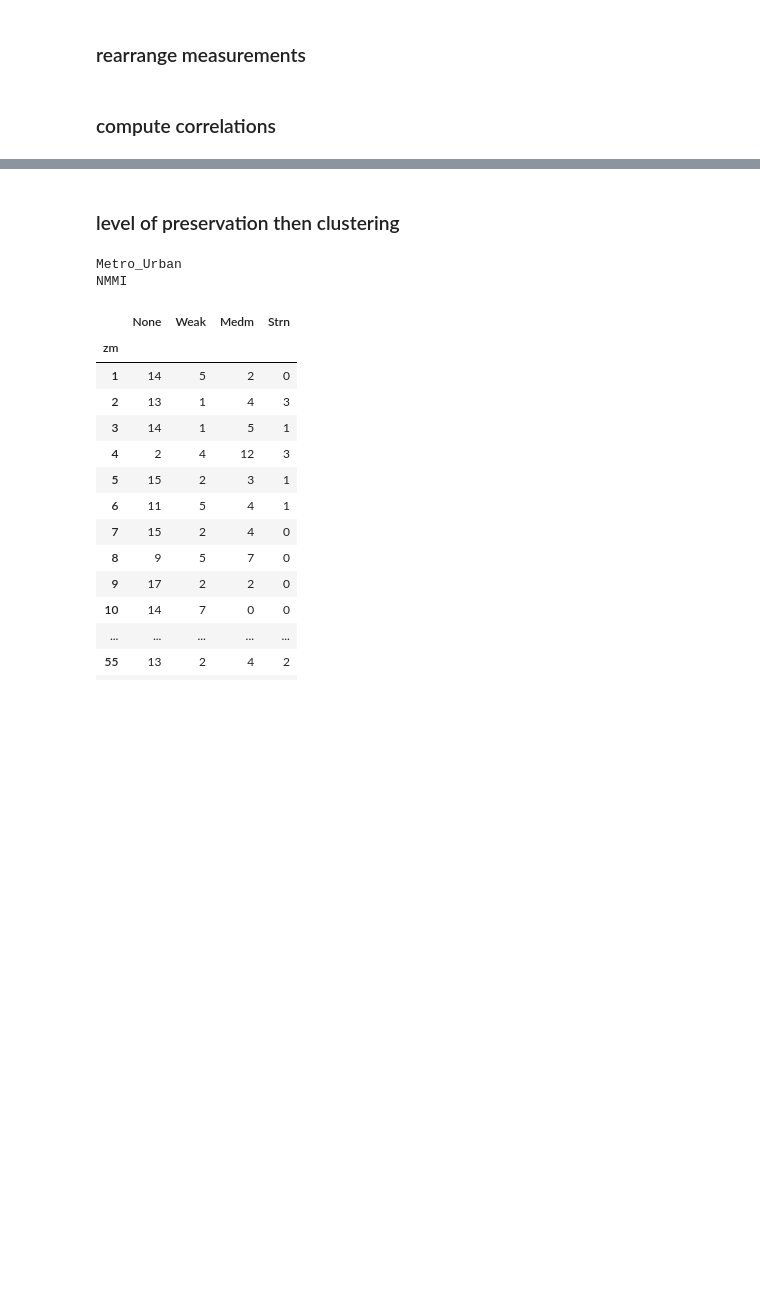
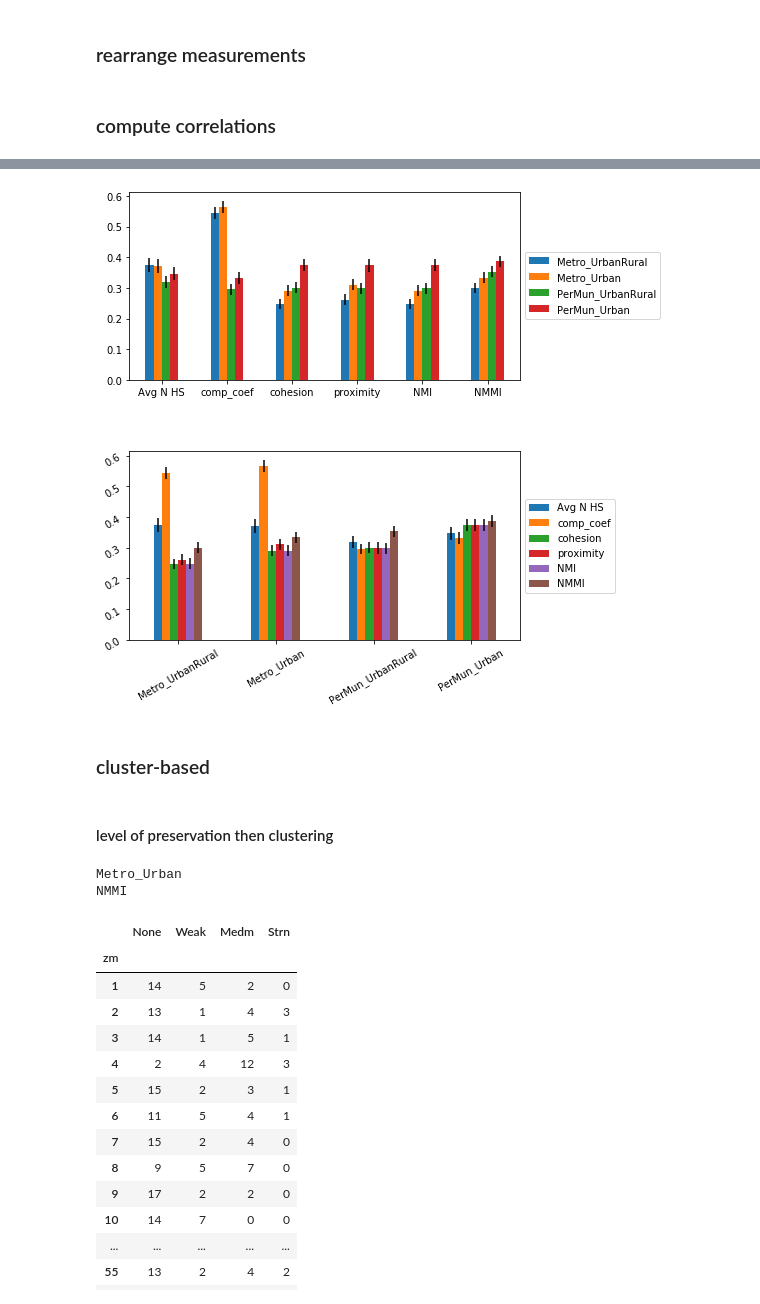
Before and after one commit to JHWu92/mob2crime, a Jupyter notebook: Urban Structure Difference-2.ipynb, the cells around one changed output, grey strips where cells are left out. Drawn from its saved outputs; the diff is of its cells as text; code cells hidden in the pictures; blank space fills up the shorter version.

```diff
--- a/Urban Structure Difference-2.ipynb
+++ b/Urban Structure Difference-2.ipynb
@@ -898,0 +1029,2 @@ NMMI
+# %%
+srhos_4_astr = [get_srhos_per_astr(astr, intra_metro_measures) for astr in admin_strs]
@@ -898,0 +1067,11 @@ NMMI
+# %%
+i = 3
+astr = admin_strs[i]
+srhos_per_astr = srhos_4_astr[i]
+aver_first = True
+print(astr.replace('_','\n'))
+print('color by average' if aver_first else 'color by median')
+
+for mname, srhos in srhos_per_astr.items():
+    mean_res = stats_of_srhos_for_one_measure(srhos_per_astr[mname], mname, add_mean=True, aver_first=aver_first)
+    display(grad_bg_with_str(mean_res, 0, 1, mask_tril=True))
@@ -898,0 +1169,15 @@ NMMI
+# %%
+intra_index_lvl_results = defaultdict(dict)
+intra_index_lvl_aver = defaultdict(dict)
+intra_index_lvl_error_bar = defaultdict(dict)
+
+for aver_first in [True, False]:
+    for i in range(4):
+        astr = admin_strs[i]
+        srhos_per_astr = srhos_4_astr[i]
+        tmp_tbl, tbl_aver, tbl_error_bar = stats_of_srho_index_lvl(srhos_per_astr, aver_first=aver_first)
+        intra_index_lvl_results[aver_first][astr]=tmp_tbl
+        intra_index_lvl_aver[aver_first][astr]=tbl_aver
+        intra_index_lvl_error_bar[aver_first][astr]=tbl_error_bar
+#         break
+#     break
@@ -899,5 +1206,22 @@ NMMI
+# %%
+
+fig, (ax1, ax2) = plt.subplots(ncols=1,nrows=2,figsize=(8,8))
+yerr =np.array([pd.DataFrame(df).values.T for df in intra_index_lvl_error_bar[True].values()])
+pd.DataFrame(intra_index_lvl_aver[True]).plot(ax=ax1,kind='bar',yerr=yerr).legend(loc='center left', bbox_to_anchor=(1, 0.5))
+pd.DataFrame(intra_index_lvl_aver[True]).T.plot(ax=ax2,kind='bar',yerr=yerr.transpose(2,1,0)).legend(loc='center left', bbox_to_anchor=(1, 0.5))
+
+fig.tight_layout()
+ax1.tick_params(labelrotation=0)
+ax2.tick_params(labelrotation=30)
+
+
+plt.savefig('figs/intra_methodLevel_SpearmnRho.png', bbox_inches='tight')
+# %% [output]
+[figure, added]
+# %% [markdown]
+### cluster-based
 # %% [markdown]
-### level of preservation then clustering
+#### level of preservation then clustering
 # %%
 weak_tau = 0.3
 strong_tau = 0.7
```
Also changed, not shown: parts of 100 cells of this notebook.
